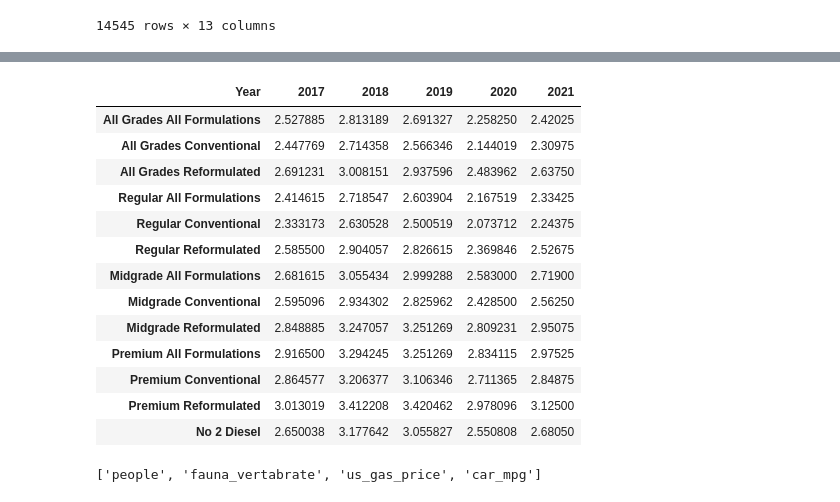
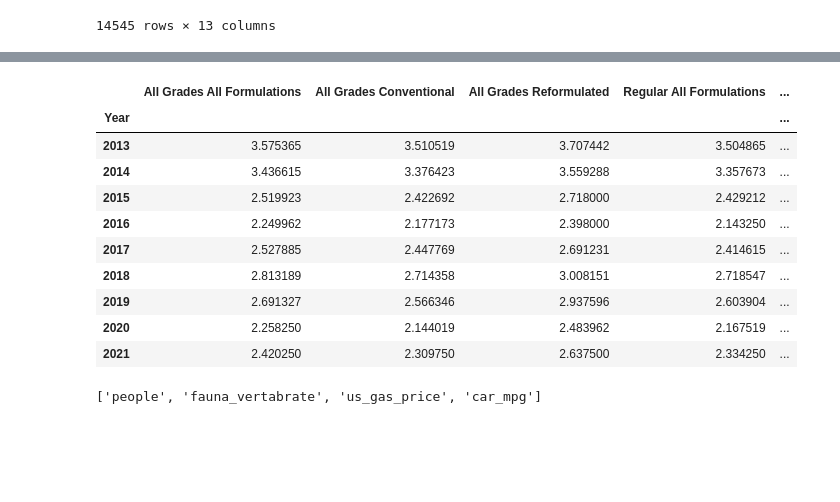
Before and after one commit to JessePRN/Project2Team7, a Jupyter notebook: us_fuel_prices_etl-Yi.ipynb, the cells around one changed output, grey strips where cells are left out. Drawn from its saved outputs; the diff is of its cells as text; code cells hidden in the pictures; blank space fills up the shorter version.

```diff
--- a/us_fuel_prices_etl-Yi.ipynb
+++ b/us_fuel_prices_etl-Yi.ipynb
@@ -89,10 +89,10 @@ avg_annual_gas
 | 2020 | 2.258250 | 2.144019 | 2.483962 | 2.167519 | ... |
 | 2021 | 2.420250 | 2.309750 | 2.637500 | 2.334250 | ... |
 # %%
-#isolating the last 5 years of interest
-last_5yrs = avg_annual_gas.loc[2017:]
+#isolating the years of interest to match with the mpg dataset
+avg_gas_price = avg_annual_gas.loc[2013:]
 
-last_5yrs
+avg_gas_price
 # %% [output]
 |  | All Grades All Formulations | All Grades Conventional | All Grades Reformulated | Regular All Formulations | ... |
 | Year |  |  |  |  | ... |
@@ -304,21 +254,18 @@ avg_mpg.T
 # %%
 #for our convenience, the gas prices table of last 5 years are here so there's less scrolling.
-last_5yrs.T
+avg_gas_price
 # %% [output]
-| Year | 2017 | 2018 | 2019 | 2020 | 2021 |
-| All Grades All Formulations | 2.527885 | 2.813189 | 2.691327 | 2.258250 | 2.42025 |
-| All Grades Conventional | 2.447769 | 2.714358 | 2.566346 | 2.144019 | 2.30975 |
-| All Grades Reformulated | 2.691231 | 3.008151 | 2.937596 | 2.483962 | 2.63750 |
-| Regular All Formulations | 2.414615 | 2.718547 | 2.603904 | 2.167519 | 2.33425 |
-| Regular Conventional | 2.333173 | 2.630528 | 2.500519 | 2.073712 | 2.24375 |
-| Regular Reformulated | 2.585500 | 2.904057 | 2.826615 | 2.369846 | 2.52675 |
-| Midgrade All Formulations | 2.681615 | 3.055434 | 2.999288 | 2.583000 | 2.71900 |
-| Midgrade Conventional | 2.595096 | 2.934302 | 2.825962 | 2.428500 | 2.56250 |
-| Midgrade Reformulated | 2.848885 | 3.247057 | 3.251269 | 2.809231 | 2.95075 |
-| Premium All Formulations | 2.916500 | 3.294245 | 3.251269 | 2.834115 | 2.97525 |
-| Premium Conventional | 2.864577 | 3.206377 | 3.106346 | 2.711365 | 2.84875 |
-| Premium Reformulated | 3.013019 | 3.412208 | 3.420462 | 2.978096 | 3.12500 |
-| No 2 Diesel | 2.650038 | 3.177642 | 3.055827 | 2.550808 | 2.68050 |
+|  | All Grades All Formulations | All Grades Conventional | All Grades Reformulated | Regular All Formulations | ... |
+| Year |  |  |  |  | ... |
+| 2013 | 3.575365 | 3.510519 | 3.707442 | 3.504865 | ... |
+| 2014 | 3.436615 | 3.376423 | 3.559288 | 3.357673 | ... |
+| 2015 | 2.519923 | 2.422692 | 2.718000 | 2.429212 | ... |
+| 2016 | 2.249962 | 2.177173 | 2.398000 | 2.143250 | ... |
+| 2017 | 2.527885 | 2.447769 | 2.691231 | 2.414615 | ... |
+| 2018 | 2.813189 | 2.714358 | 3.008151 | 2.718547 | ... |
+| 2019 | 2.691327 | 2.566346 | 2.937596 | 2.603904 | ... |
+| 2020 | 2.258250 | 2.144019 | 2.483962 | 2.167519 | ... |
+| 2021 | 2.420250 | 2.309750 | 2.637500 | 2.334250 | ... |
 # %%
 #prepare connection info for postgres
 #make sure creds match, esp database name
```
Also changed, not shown: parts of 17 cells of this notebook.
